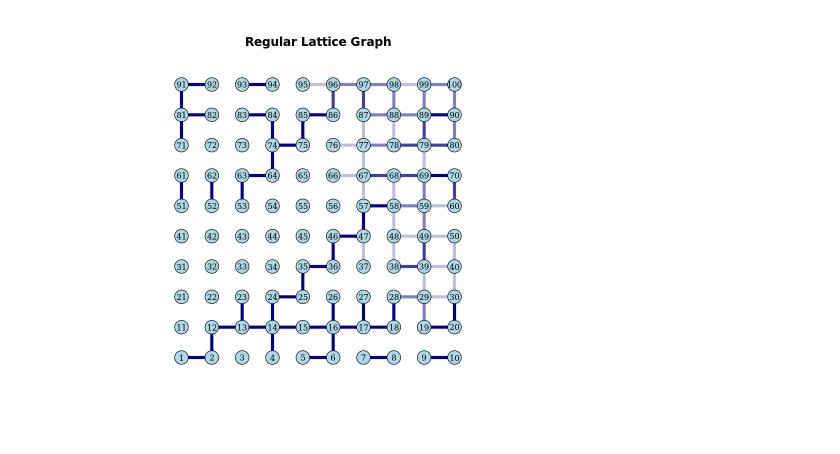
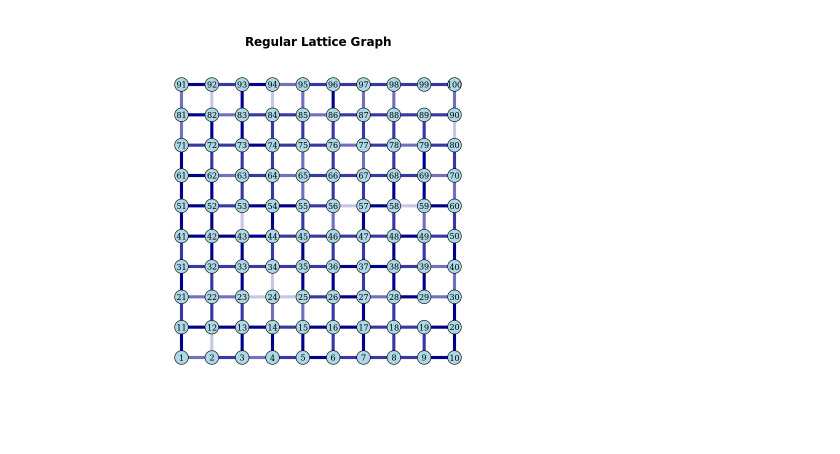
Before and after one commit to paololapo/ComplexNetworks_projects, a Jupyter notebook: code/task_30/social_influence.ipynb, the cells around one changed output. Drawn from its saved outputs; the diff is of its cells as text; code cells hidden in the pictures.

```diff
--- a/code/task_30/social_influence.ipynb
+++ b/code/task_30/social_influence.ipynb
@@ -4,5 +113,5 @@ library(igraph)
 # %%
-## Network ##
-
 # Create the (lattice) graph
-g <- make_lattice(length = 10, dim = 2)
+L <- 10
+d <- 2
+g <- make_lattice(length = L, dim = d)
@@ -36,31 +118,25 @@ cultural_differences <- function(g, i, j) {
-# %%
-# Calculate similarities for each edge and add as edge attribute
-edge_similarities <- sapply(E(g), function(e) {
-  # Get the nodes connected by the edge
-  nodes <- ends(g, e)
-  node1 <- nodes[1]
-  node2 <- nodes[2]
-
-  # Compute similarity
-  cultural_similarity(g, node1, node2)
-})
-
-# Add similarity as edge attribute
-E(g)$similarity <- edge_similarities
+# %%
+# Hyperparameters
+F <- 10 # Number of features
+q <- 10 # Disorder parameter
+mode <- "pois"
+
+g <- initialize_features(g, F, q, mode)
 # %%
-color_map <- colorRampPalette(c("darkblue", "white"))
+E(g)$similarity <- edge_similarities(g)
+
 edge_colors <- color_map(F)[cut(E(g)$similarity, breaks=F)]
 
 plot(g,
      layout=layout_on_grid(g),  # Use lattice layout for proper grid representation
      main="Regular Lattice Graph",  # Title of the plot
      vertex.size=10,  # Size of the vertices
      vertex.label.cex=0.8,  # Font size of vertex labels
      edge.color=edge_colors,  # Color of the edges
      edge.width=5,  # Size of the edges
      vertex.color="lightblue",  # Color of the vertices
      vertex.frame.color="black",  # Border color of the vertices
      vertex.label.color="black"  # Color of the vertex labels
 )
 # %% [output]
-[figure, old version]
+[figure, new version]
```
Also changed, not shown: parts of 16 cells of this notebook.
